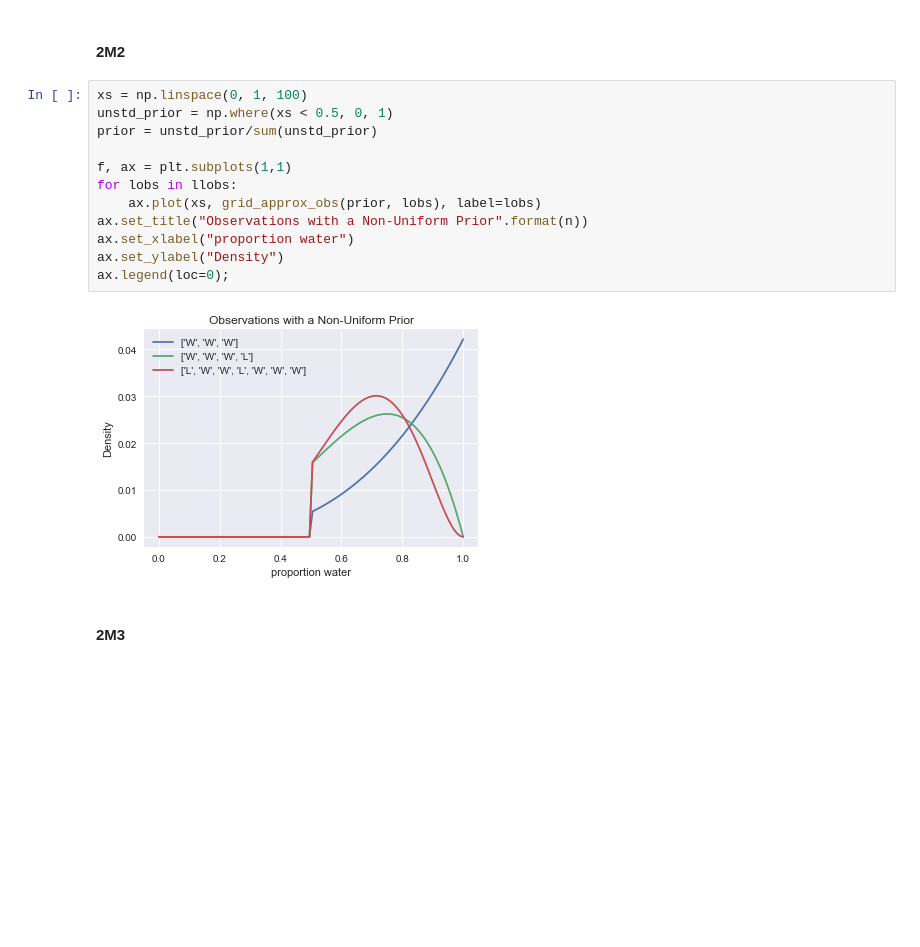
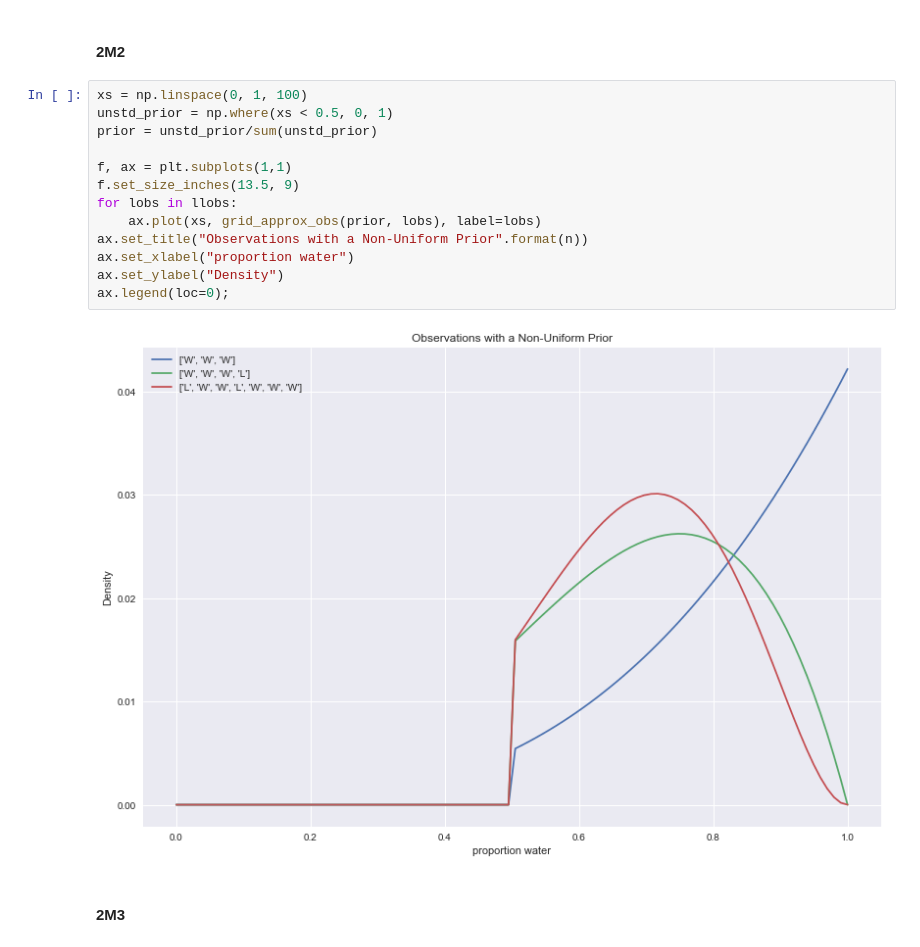
Before and after one commit to grinnbearit/statistical_rethinking, a Jupyter notebook: chapter_2.ipynb, the cells around one changed output. Saved outputs shown, nothing was run; the diff lists cells and outputs as text; blank space fills up the shorter version.

```diff
--- a/chapter_2.ipynb
+++ b/chapter_2.ipynb
@@ -170,17 +173,18 @@ ax.legend(loc=0);
 # %%
 xs = np.linspace(0, 1, 100)
 unstd_prior = np.where(xs < 0.5, 0, 1)
 prior = unstd_prior/sum(unstd_prior)
 
 f, ax = plt.subplots(1,1)
+f.set_size_inches(13.5, 9)
 for lobs in llobs:
     ax.plot(xs, grid_approx_obs(prior, lobs), label=lobs)
 ax.set_title("Observations with a Non-Uniform Prior".format(n))
 ax.set_xlabel("proportion water")
 ax.set_ylabel("Density")
 ax.legend(loc=0);
 # %% [output]
-[figure, old version]
+[figure, new version]
 # %% [markdown]
 #### 2M3
 # %%
```
Also changed, not shown: parts of 6 cells of this notebook, 1 other file.
